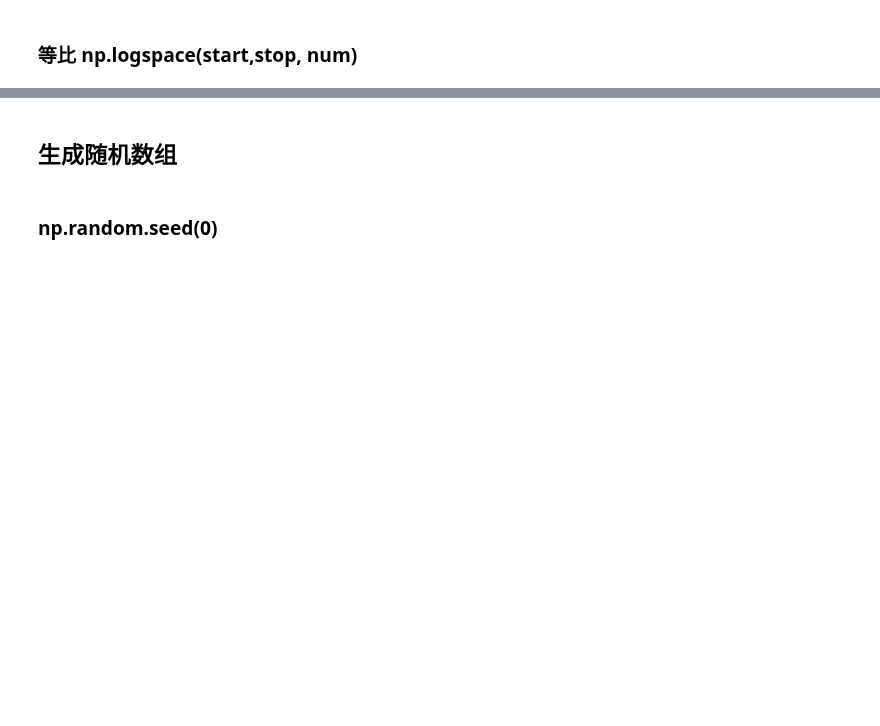
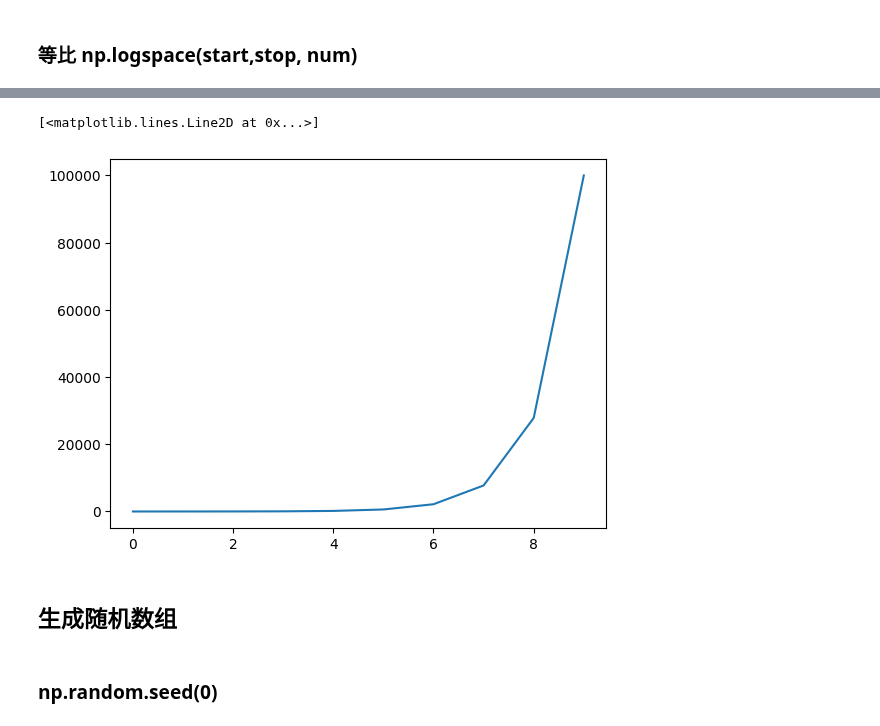
Before and after one commit to NagatoYuki0943/ML, a Jupyter notebook: code/numpy/02_gen_array_random.ipynb, the cells around one changed output, grey strips where cells are left out. Saved outputs shown, nothing was run; the diff lists cells and outputs as text; code cells hidden in the pictures; blank space fills up the shorter version.

```diff
--- a/code/numpy/02_gen_array_random.ipynb
+++ b/code/numpy/02_gen_array_random.ipynb
@@ -87,3 +103,8 @@ array([  1.,  10., 100.])
+# %%
+plt.plot(x)
+# %% [output]
+[<matplotlib.lines.Line2D at 0x...>]
+[figure, added]
 # %% [markdown]
 ## 生成随机数组
 # %% [markdown]
```
Also changed, not shown: parts of 38 cells of this notebook, 4 other files.
